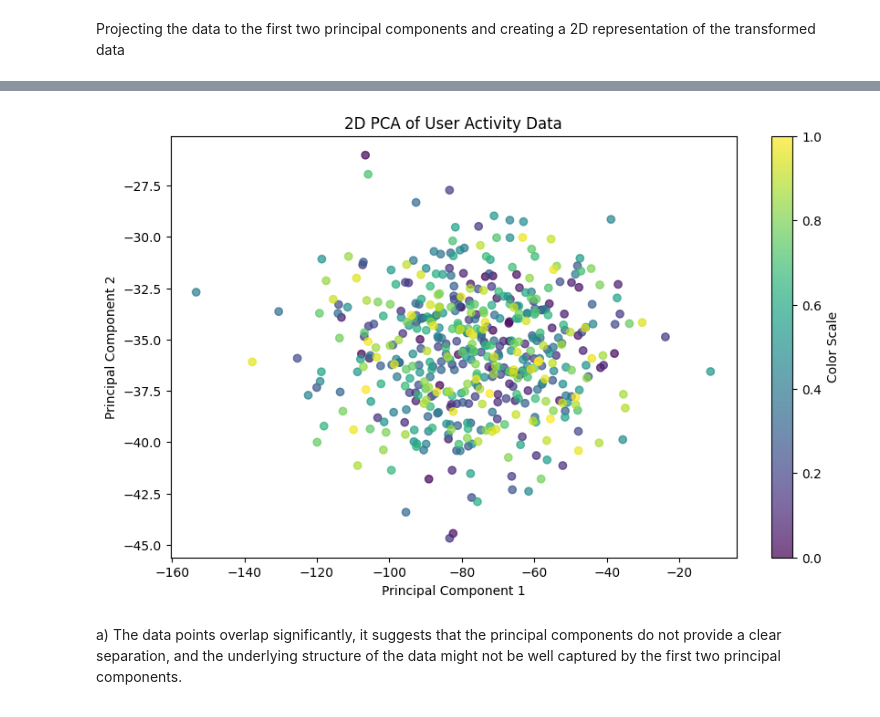
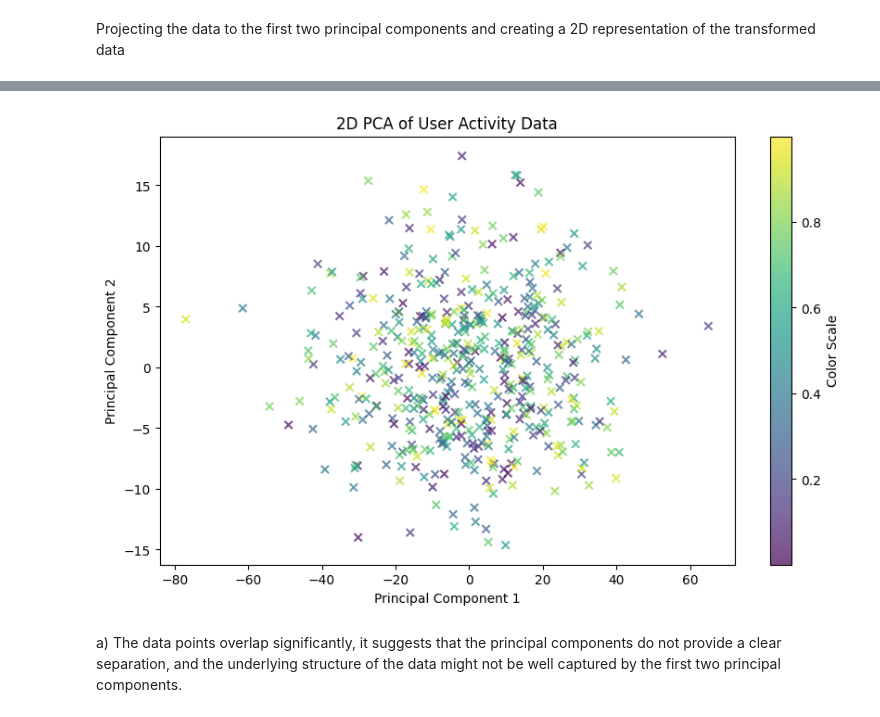
Before and after one commit to kkipngenokoech/MathsRequiredForAI, a Jupyter notebook: latex/ASPHW3/q1.ipynb, the cells around one changed output, grey strips where cells are left out. Saved outputs shown, nothing was run; the diff lists cells and outputs as text; code cells hidden in the pictures.

```diff
--- a/latex/ASPHW3/q1.ipynb
+++ b/latex/ASPHW3/q1.ipynb
@@ -24,6 +35,10 @@ Computing the covariance matrix
 # %%
-mean = user_activity_matrix.mean()
+mean = np.mean(user_activity_matrix, axis=0)
+print(mean)
+print(mean == user_activity_matrix.mean(axis=0))
+# centering data along the mean
 centered_data = user_activity_matrix - mean
+# building the covariance matrix
 cov_matrix = np.cov(centered_data, rowvar=False)
 print(cov_matrix)
 # %% [output]
@@ -34,11 +51,14 @@ print(cov_matrix)
 # %% [markdown]
 Performing PCA
 # %%
-import numpy as np
-
 # Calculate the eigenvalues and eigenvectors
 eigenvalues, eigenvectors = np.linalg.eig(cov_matrix)
 
+# sorting the eigenvalues and eigenvectors
+sorted_index = np.argsort(eigenvalues)[::-1]
+eigenvalues = eigenvalues[sorted_index]
+eigenvectors = eigenvectors[:, sorted_index]
+
 print("Eigenvalues:\n", eigenvalues)
 print("Eigenvectors:\n", eigenvectors)
 # %% [output]
@@ -93,22 +134,23 @@ Projected data (first two principal components):
 # %%
 import matplotlib.pyplot as plt
 
 # Create a scatter plot
 plt.figure(figsize=(10, 6))
-plt.scatter(projected_data_2d[:, 0], projected_data_2d[:, 1], c=colors, cmap='viridis', alpha=0.7)
+colors = np.random.rand(user_activity_matrix.shape[0])
+plt.scatter(projected_data_2d[:, 0], projected_data_2d[:, 1], c=colors, marker='x', cmap='viridis', alpha=0.7)
 
 # Add labels and title
 plt.xlabel('Principal Component 1')
 plt.ylabel('Principal Component 2')
 plt.title('2D PCA of User Activity Data')
 
 # Add a color bar
 plt.colorbar(label='Color Scale')
 
 # Show the plot
 plt.show()
 # %% [output]
-[figure, old version]
+[figure, new version]
 # %% [markdown]
 a) The data points overlap significantly, it suggests that the principal components do not provide a clear separation, and the underlying structure of the data might not be well captured by the first two principal components.
 # %% [markdown]
```
Also changed, not shown: parts of 8 cells of this notebook, 1 other file.
